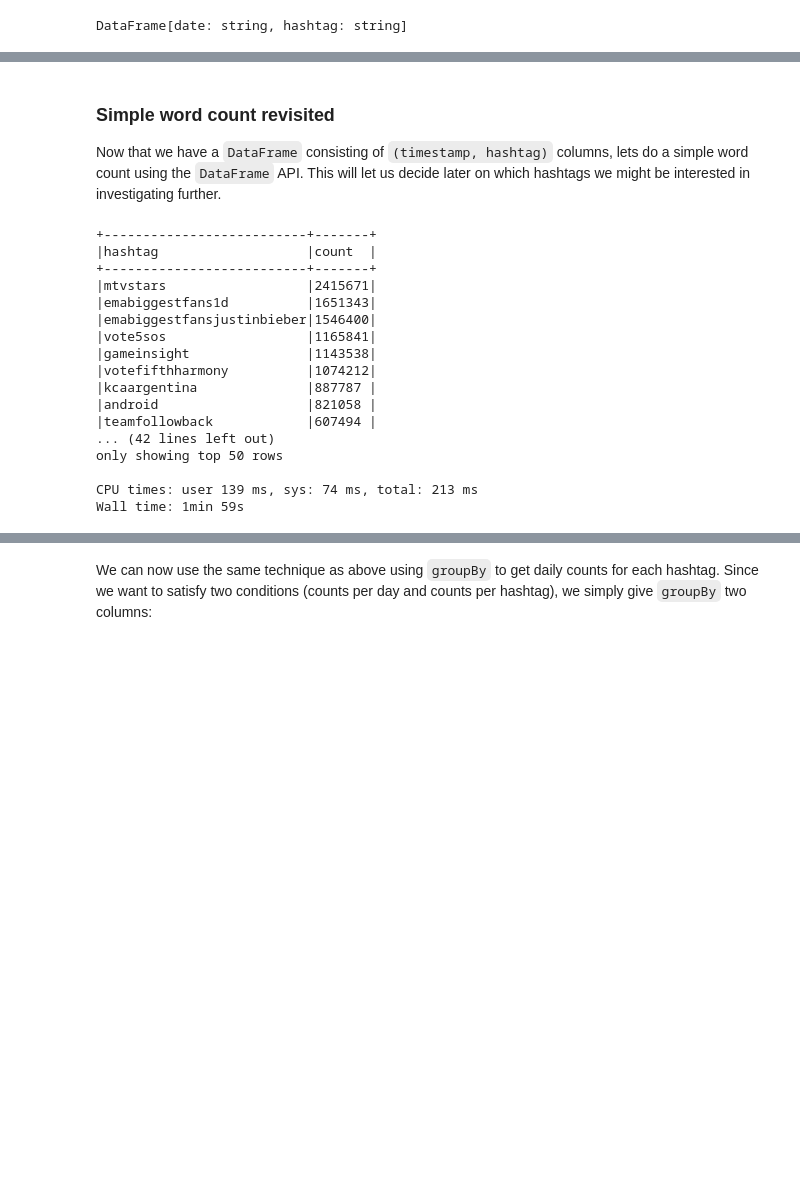
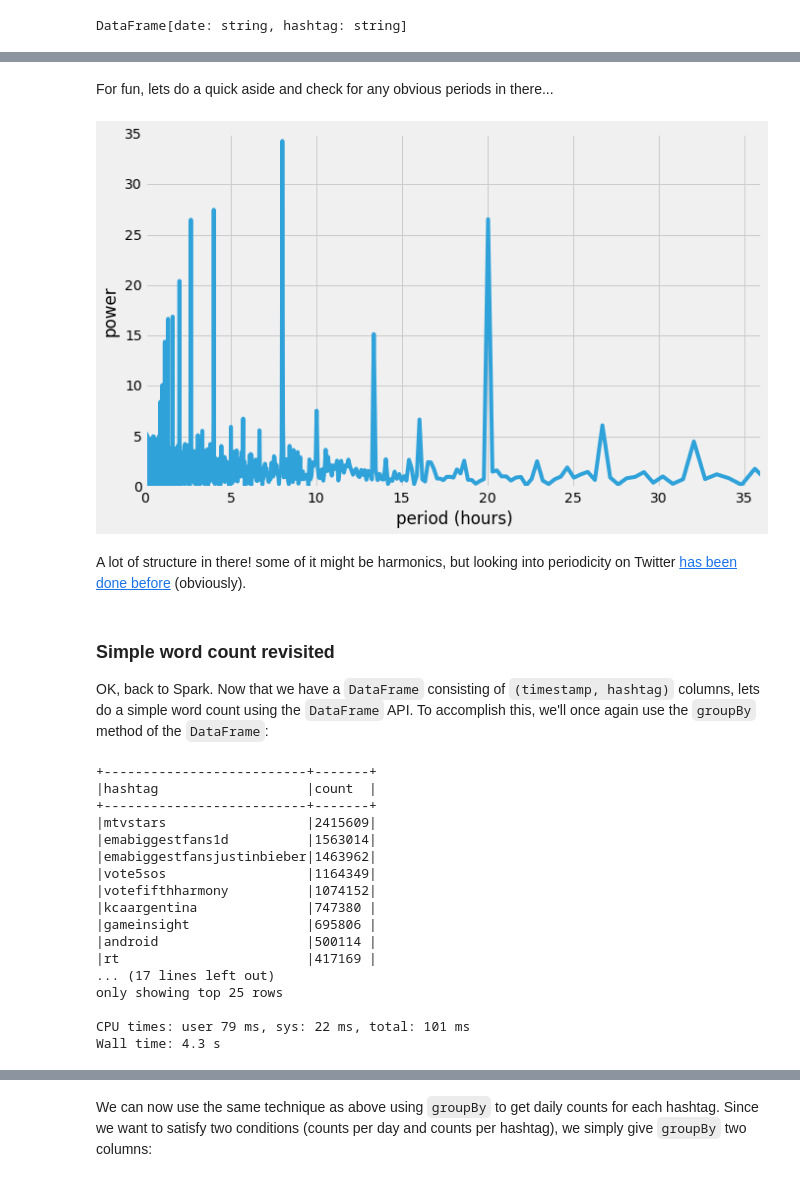
Before and after one commit to rokroskar/spark_workshop, a Jupyter notebook: notebooks/twitter_dataframes/twitter_dataframes.ipynb, the cells around one changed output, grey strips where cells are left out. Saved outputs shown, nothing was run; the diff lists cells and outputs as text; code cells hidden in the pictures; blank space fills up the shorter version.

```diff
--- a/notebooks/twitter_dataframes/twitter_dataframes.ipynb
+++ b/notebooks/twitter_dataframes/twitter_dataframes.ipynb
@@ -92,25 +249,45 @@ only showing top 20 rows
+# %% [markdown]
+For fun, lets do a quick aside and check for any obvious periods in there...
+# %%
+import scipy.fftpack
+
+N = len(moy_data['count'])
+T = (moy_data['moy'].max() - moy_data['moy'].min())/N
+
+yf = scipy.fftpack.fft(moy_data['count'])
+
+xf = np.linspace(0.0, 1.0/(2.0*T), N/2)
+
+fig, ax = plt.subplots()
+ax.plot(1./xf/60.,2.0/N * np.abs(yf[0:N/2]))
+ax.set_xlim(0,36)
+ax.set_xlabel('period (hours)'); ax.set_ylabel('power');
+# %% [output]
+[figure, added]
+# %% [markdown]
+A lot of structure in there! some of it might be harmonics, but looking into periodicity on Twitter [has been done before](http://theory.stanford.edu/~nmishra/Papers/groupChatsOnTwitter.pdf) (obviously).
 # %% [markdown]
 ### Simple word count revisited
 
-Now that we have a `DataFrame` consisting of `(timestamp, hashtag)` columns, lets do a simple word count using the `DataFrame` API. This will let us decide later on which hashtags we might be interested in investigating further.
+OK, back to Spark. Now that we have a `DataFrame` consisting of `(timestamp, hashtag)` columns, lets do a simple word count using the `DataFrame` API. To accomplish this, we'll once again use the `groupBy` method of the `DataFrame`:
 # %%
 %%time
-hashtag_df.groupBy('hashtag').count().sort('count', ascending=False).show(50, False)
+hashtag_df.groupBy('hashtag').count().sort('count', ascending=False).show(25, False)
 # %% [output]
 +--------------------------+-------+
 |hashtag                   |count  |
 +--------------------------+-------+
-|mtvstars                  |2415671|
-|emabiggestfans1d          |1651343|
-|emabiggestfansjustinbieber|1546400|
-|vote5sos                  |1165841|
-|gameinsight               |1143538|
-|votefifthharmony          |1074212|
-|kcaargentina              |887787 |
-|android                   |821058 |
-|teamfollowback            |607494 |
-... (42 lines left out)
-only showing top 50 rows
+|mtvstars                  |2415609|
+|emabiggestfans1d          |1563014|
+|emabiggestfansjustinbieber|1463962|
+|vote5sos                  |1164349|
+|votefifthharmony          |1074152|
+|kcaargentina              |747380 |
+|gameinsight               |695806 |
+|android                   |500114 |
+|rt                        |417169 |
+... (17 lines left out)
+only showing top 25 rows
 
-CPU times: user 139 ms, sys: 74 ms, total: 213 ms
-Wall time: 1min 59s
+CPU times: user 79 ms, sys: 22 ms, total: 101 ms
+Wall time: 4.3 s
```
Also changed, not shown: parts of 90 cells of this notebook, 1 other file.
